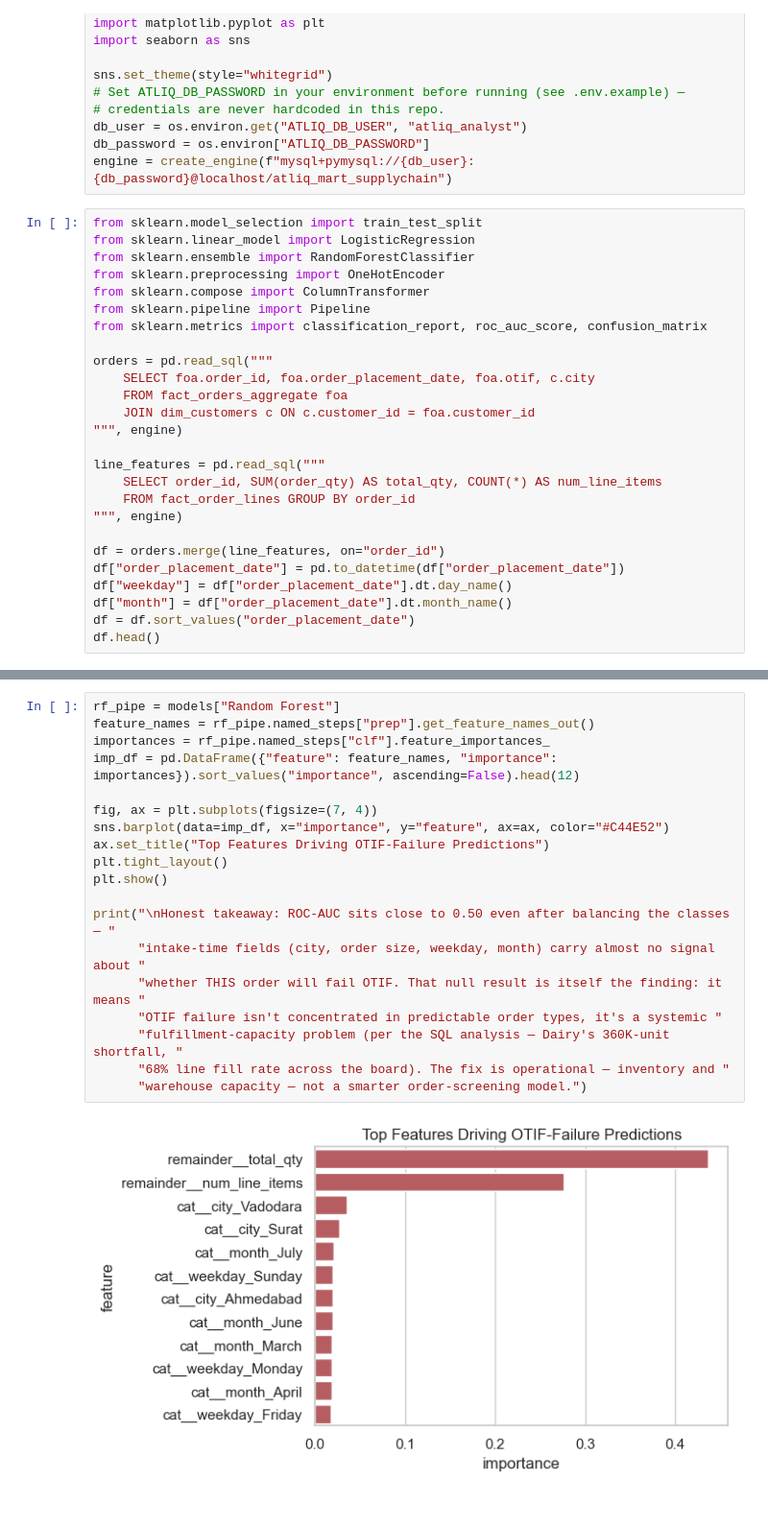
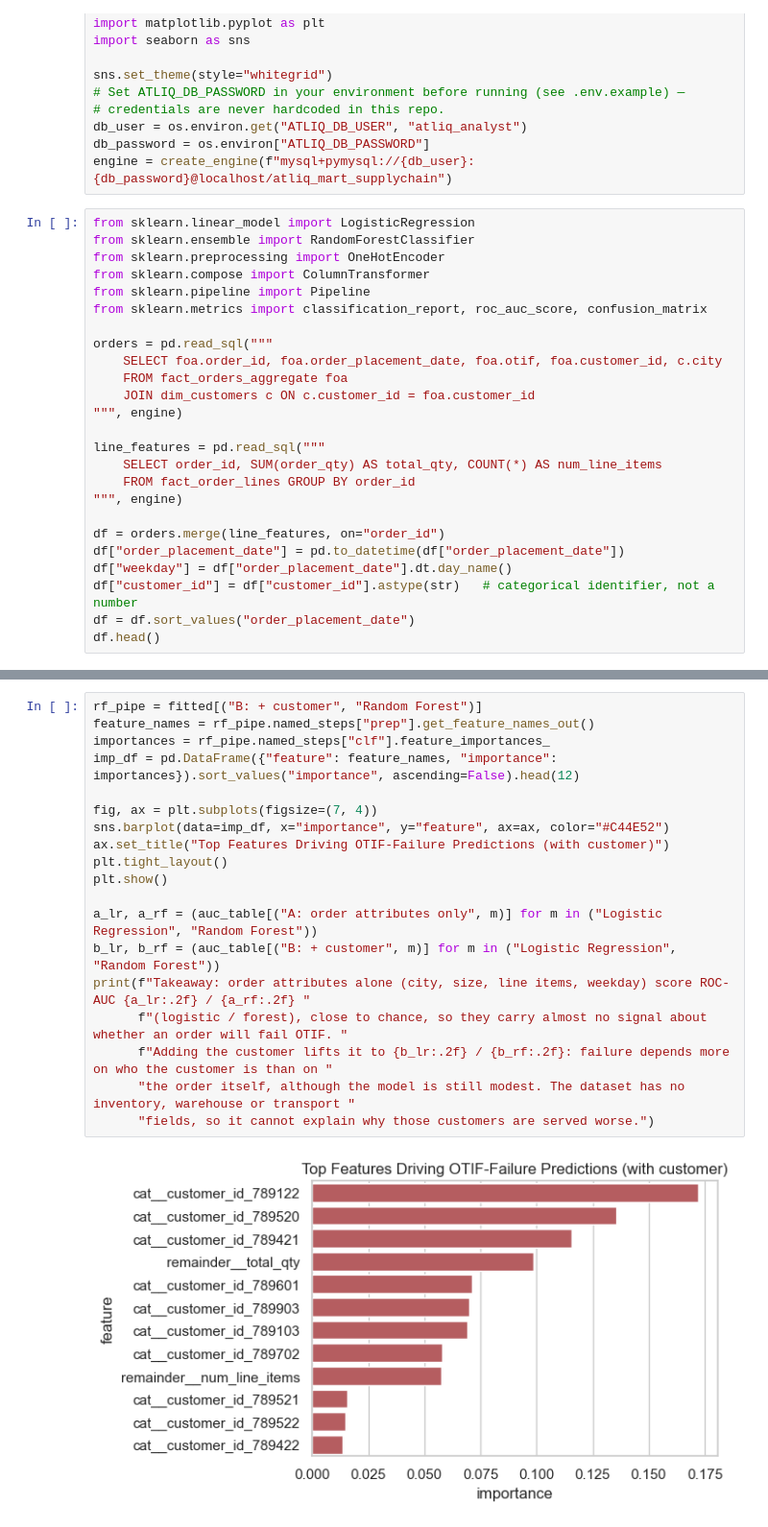
Before and after one commit to Ankasth369/Supply-Chain-Delivery-Diagnostics-Churn-Risk-Scoring, a Jupyter notebook: python/delay_risk_model.ipynb, the cells around one changed output, grey strips where cells are left out. Shown at 96% size. Cells and saved outputs as stored; diff of their text form.

```diff
--- a/python/delay_risk_model.ipynb
+++ b/python/delay_risk_model.ipynb
@@ -18,7 +22,6 @@ db_user = os.environ.get("ATLIQ_DB_USER", "atliq_analyst")
 db_password = os.environ["ATLIQ_DB_PASSWORD"]
 engine = create_engine(f"mysql+pymysql://{db_user}:{db_password}@localhost/atliq_mart_supplychain")
 # %%
-from sklearn.model_selection import train_test_split
 from sklearn.linear_model import LogisticRegression
 from sklearn.ensemble import RandomForestClassifier
 from sklearn.preprocessing import OneHotEncoder
@@ -27,7 +30,7 @@ from sklearn.pipeline import Pipeline
 from sklearn.metrics import classification_report, roc_auc_score, confusion_matrix
 
 orders = pd.read_sql("""
-    SELECT foa.order_id, foa.order_placement_date, foa.otif, c.city
+    SELECT foa.order_id, foa.order_placement_date, foa.otif, foa.customer_id, c.city
     FROM fact_orders_aggregate foa
     JOIN dim_customers c ON c.customer_id = foa.customer_id
 """, engine)
@@ -40,7 +43,7 @@ line_features = pd.read_sql("""
 df = orders.merge(line_features, on="order_id")
 df["order_placement_date"] = pd.to_datetime(df["order_placement_date"])
 df["weekday"] = df["order_placement_date"].dt.day_name()
-df["month"] = df["order_placement_date"].dt.month_name()
+df["customer_id"] = df["customer_id"].astype(str)   # categorical identifier, not a number
 df = df.sort_values("order_placement_date")
 df.head()
 # %% [output]
@@ -108,21 +120,21 @@ Confusion matrix [rows=actual, cols=predicted], order = [Fail, Meet]:
 # %%
-rf_pipe = models["Random Forest"]
+rf_pipe = fitted[("B: + customer", "Random Forest")]
 feature_names = rf_pipe.named_steps["prep"].get_feature_names_out()
 importances = rf_pipe.named_steps["clf"].feature_importances_
 imp_df = pd.DataFrame({"feature": feature_names, "importance": importances}).sort_values("importance", ascending=False).head(12)
 
 fig, ax = plt.subplots(figsize=(7, 4))
 sns.barplot(data=imp_df, x="importance", y="feature", ax=ax, color="#C44E52")
-ax.set_title("Top Features Driving OTIF-Failure Predictions")
+ax.set_title("Top Features Driving OTIF-Failure Predictions (with customer)")
 plt.tight_layout()
 plt.show()
 
-print("\nHonest takeaway: ROC-AUC sits close to 0.50 even after balancing the classes — "
-      "intake-time fields (city, order size, weekday, month) carry almost no signal about "
-      "whether THIS order will fail OTIF. That null result is itself the finding: it means "
-      "OTIF failure isn't concentrated in predictable order types, it's a systemic "
-      "fulfillment-capacity problem (per the SQL analysis — Dairy's 360K-unit shortfall, "
-      "68% line fill rate across the board). The fix is operational — inventory and "
-      "warehouse capacity — not a smarter order-screening model.")
+a_lr, a_rf = (auc_table[("A: order attributes only", m)] for m in ("Logistic Regression", "Random Forest"))
+b_lr, b_rf = (auc_table[("B: + customer", m)] for m in ("Logistic Regression", "Random Forest"))
+print(f"Takeaway: order attributes alone (city, size, line items, weekday) score ROC-AUC {a_lr:.2f} / {a_rf:.2f} "
+      f"(logistic / forest), close to chance, so they carry almost no signal about whether an order will fail OTIF. "
+      f"Adding the customer lifts it to {b_lr:.2f} / {b_rf:.2f}: failure depends more on who the customer is than on "
+      "the order itself, although the model is still modest. The dataset has no inventory, warehouse or transport "
+      "fields, so it cannot explain why those customers are served worse.")
 # %% [output]
-[figure, old version]
+[figure, new version]
```
Also changed, not shown: parts of 6 cells of this notebook, 2 other files.
